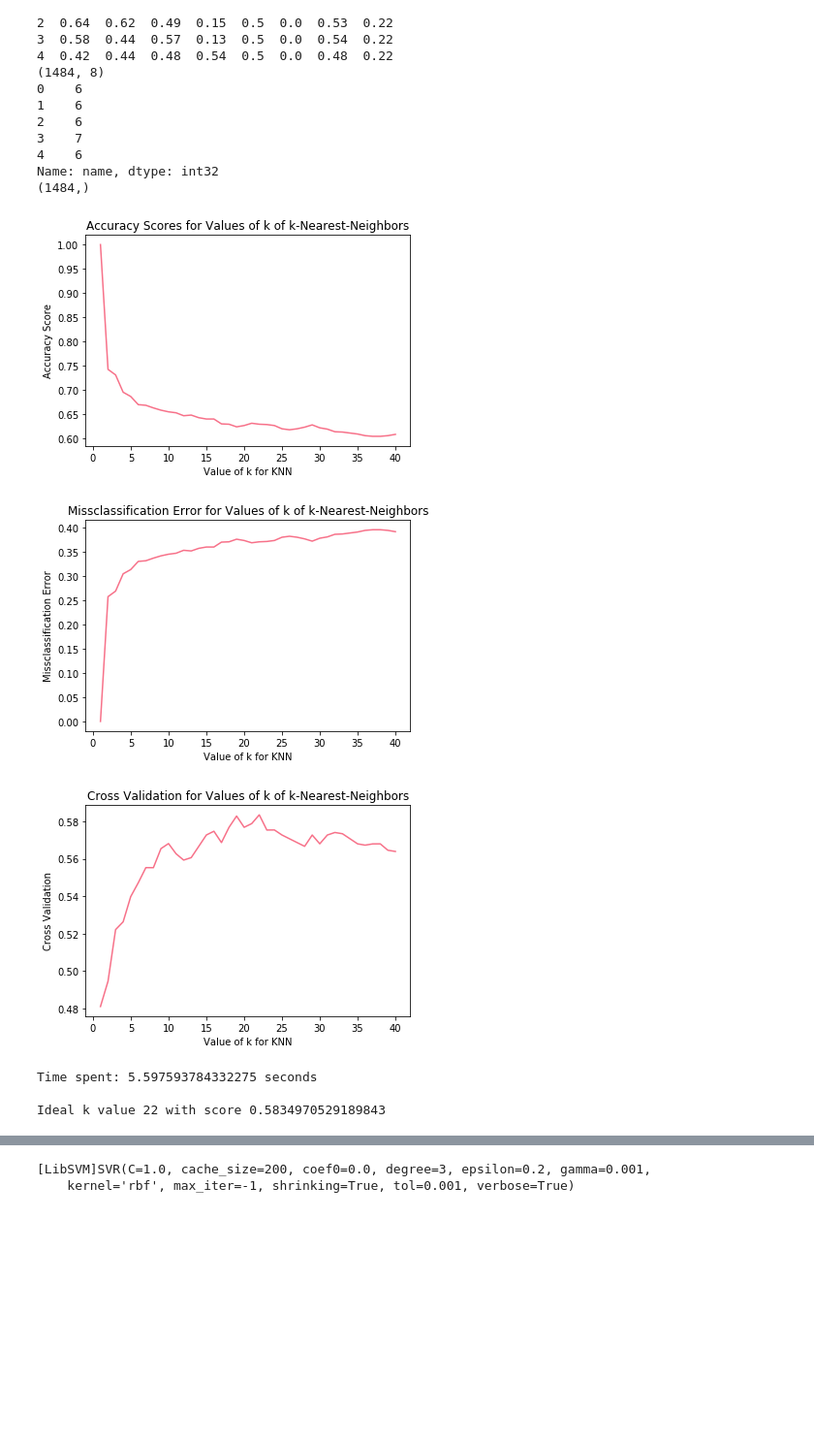
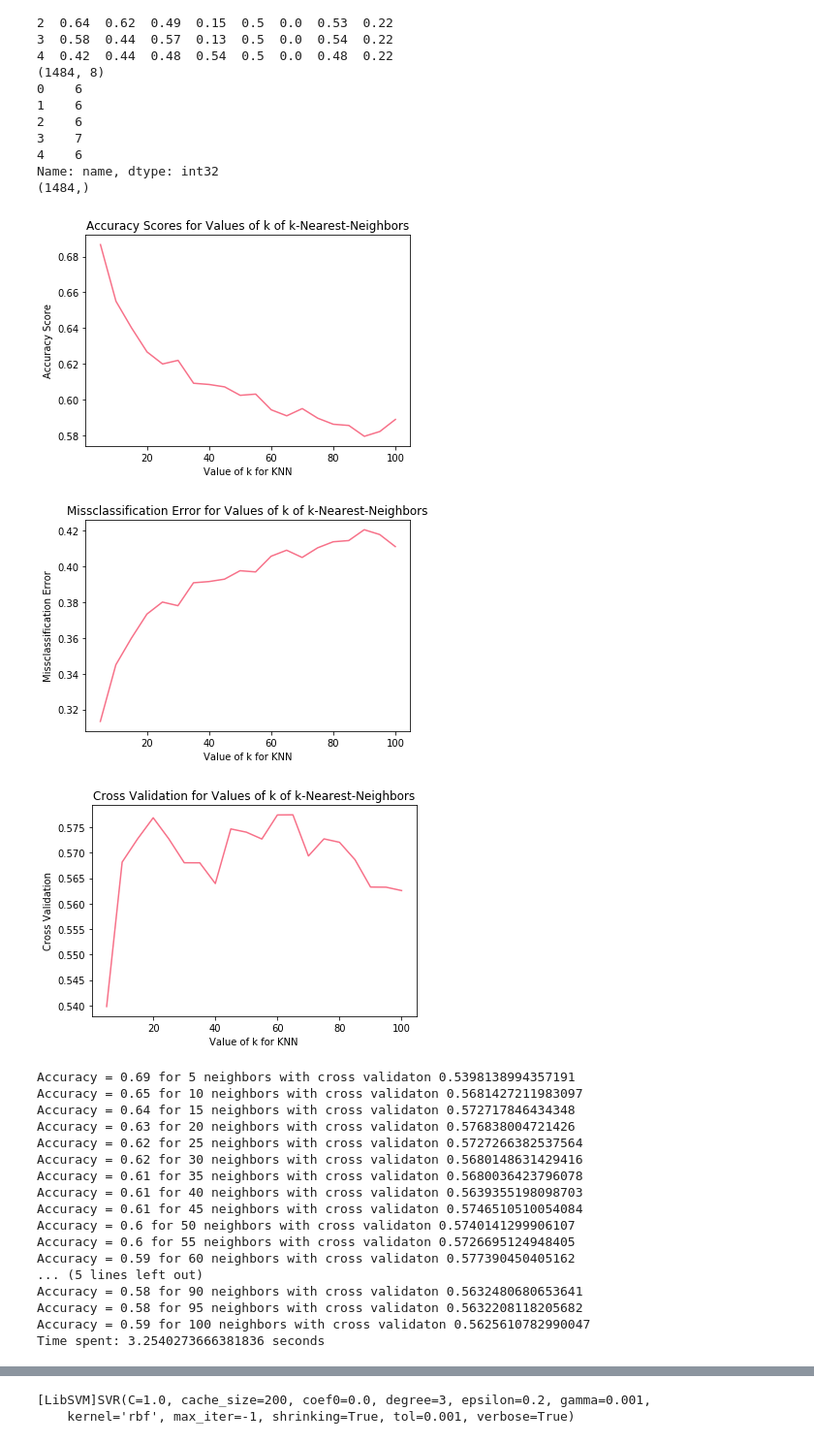
Before and after one commit to diogomotapinto/IART-Vision, a Jupyter notebook: Project_iart .ipynb, the cells around one changed output, grey strips where cells are left out. Shown at 97% size. Drawn from its saved outputs; the diff is of its cells as text; code cells hidden in the pictures; blank space fills up the shorter version.

```diff
--- a/Project_iart .ipynb
+++ b/Project_iart .ipynb
@@ -167,12 +166,13 @@ print(y.shape)
 Name: name, dtype: int32
 (1484,)
 # %%
-# This initializes knn with the same data for train and test
+# experimenting with different n values
+# This initializes knn with diferente values predicts trains the model, predicts and analizes the results
+from sklearn.model_selection import cross_val_score
 start = time.time()
 k_range = []
-ideal = [0,0]
-for x in range(1,41):
-  k_range.append(x*1)
+for x in range(1,21):
+  k_range.append(x*5)
 
 scores = []
 cv = []
@@ -180,44 +180,55 @@ for k in k_range:
     knn = KNeighborsClassifier(n_neighbors=k)
     knn.fit(X, y)
     y_pred = knn.predict(X)
     scores.append(metrics.accuracy_score(y, y_pred))
     cv_scores = cross_val_score(knn, X, y, cv=5)
     cv.append(np.mean(cv_scores))
-    if ideal[1] < np.mean(cv_scores):
-        ideal = [k,np.mean(cv_scores)]
 
 MSE = [1 - x for x in scores]
 end = time.time()
 plt.plot(k_range, scores)
 plt.xlabel('Value of k for KNN')
 plt.ylabel('Accuracy Score')
 plt.title('Accuracy Scores for Values of k of k-Nearest-Neighbors')
 plt.show()
 
 plt.plot(k_range, MSE)
 plt.xlabel('Value of k for KNN')
 plt.ylabel('Missclassification Error')
 plt.title('Missclassification Error for Values of k of k-Nearest-Neighbors')
 plt.show()
 
 plt.plot(k_range, cv)
 plt.xlabel('Value of k for KNN')
 plt.ylabel('Cross Validation')
 plt.title('Cross Validation for Values of k of k-Nearest-Neighbors')
 plt.show()
 
 timeSpent = end - start
-#counter = 0
-#for score in scores:
-#  print('Accuracy = {} for {} neighbors with cross validaton {}'.format(round(score,2),k_range[counter],cv[counter]))
-#  counter = counter + 1
+counter = 0
+for score in scores:
+  print('Accuracy = {} for {} neighbors with cross validaton {}'.format(round(score,2),k_range[counter],cv[counter]))
+  counter = counter + 1
+
 print('Time spent: {} seconds'.format(timeSpent))
-print()
-print('Ideal k value {} with score {}'.format(ideal[0],ideal[1]))
 # %% [output]
-[figure, old version]
+[figure, new version]
-[figure, old version]
+[figure, new version]
-[figure, old version]
+[figure, new version]
-Time spent: 5.597593784332275 seconds
-
-Ideal k value 22 with score 0.5834970529189843
+Accuracy = 0.69 for 5 neighbors with cross validaton 0.5398138994357191
+Accuracy = 0.65 for 10 neighbors with cross validaton 0.5681427211983097
+Accuracy = 0.64 for 15 neighbors with cross validaton 0.572717846434348
+Accuracy = 0.63 for 20 neighbors with cross validaton 0.576838004721426
+Accuracy = 0.62 for 25 neighbors with cross validaton 0.5727266382537564
+Accuracy = 0.62 for 30 neighbors with cross validaton 0.5680148631429416
+Accuracy = 0.61 for 35 neighbors with cross validaton 0.5680036423796078
+Accuracy = 0.61 for 40 neighbors with cross validaton 0.5639355198098703
+Accuracy = 0.61 for 45 neighbors with cross validaton 0.5746510510054084
+Accuracy = 0.6 for 50 neighbors with cross validaton 0.5740141299906107
+Accuracy = 0.6 for 55 neighbors with cross validaton 0.5726695124948405
+Accuracy = 0.59 for 60 neighbors with cross validaton 0.577390450405162
+... (5 lines left out)
+Accuracy = 0.58 for 90 neighbors with cross validaton 0.5632480680653641
+Accuracy = 0.58 for 95 neighbors with cross validaton 0.5632208118205682
+Accuracy = 0.59 for 100 neighbors with cross validaton 0.5625610782990047
+Time spent: 3.2540273666381836 seconds
```
Also changed, not shown: parts of 10 cells of this notebook.
